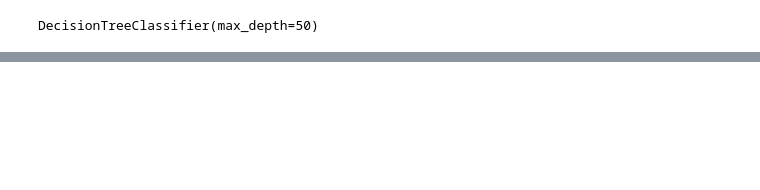
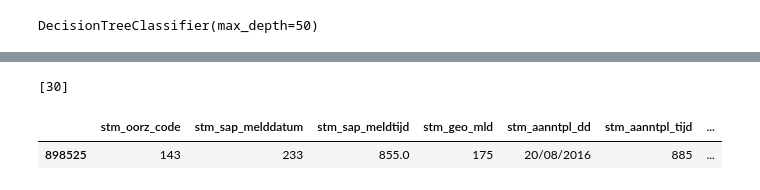
Before and after one commit to MaxJansen99/ProRail, a Jupyter notebook: main.ipynb, the cells around one changed output, grey strips where cells are left out. Cells and saved outputs as stored; diff of their text form; code cells hidden in the pictures; blank space fills up the shorter version.

```diff
--- a/main.ipynb
+++ b/main.ipynb
@@ -328,0 +332,10 @@ model_Tree.score(feats_test, cat_test)
+# %%
+predictions = model_Tree.predict(X_new)
+print(predictions)
+# %% [output]
+[30]
+# %%
+df2.iloc[[ -1]]
+# %% [output]
+|  | stm_oorz_code | stm_sap_melddatum | stm_sap_meldtijd | stm_geo_mld | stm_aanntpl_dd | stm_aanntpl_tijd | ... |
+| 898525 | 143 | 233 | 855.0 | 175 | 20/08/2016 | 885 | ... |
```
Also changed, not shown: parts of 10 cells of this notebook.
